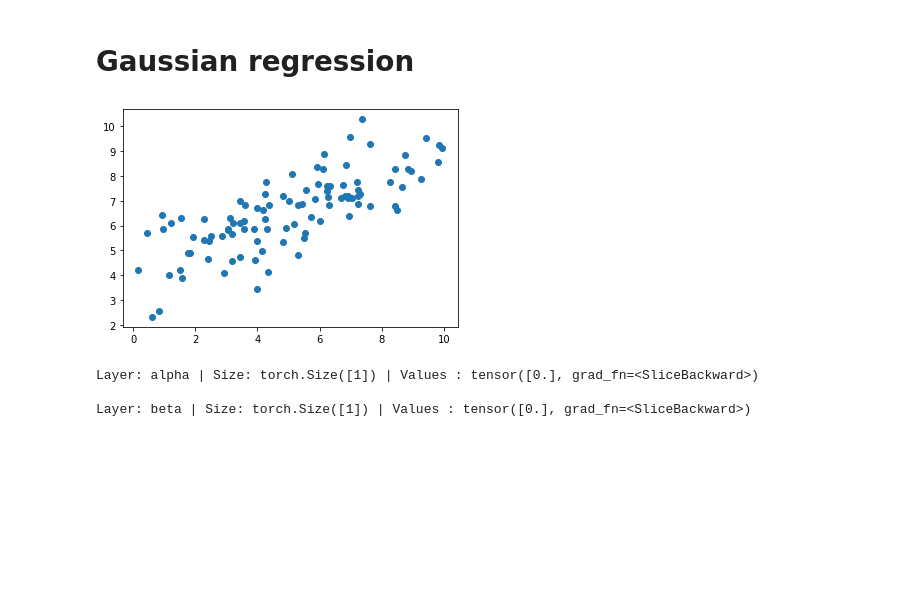
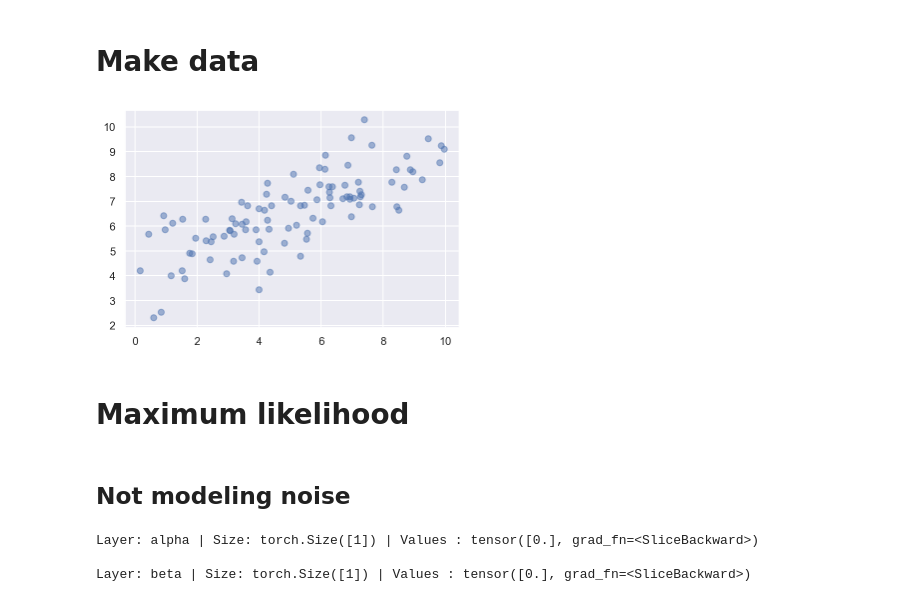
Before and after one commit to AurelienNioche/ActiveTeachingCollaborative, a Jupyter notebook: variatonal-inference.ipynb, the cells around one changed output. Drawn from its saved outputs; the diff is of its cells as text; code cells hidden in the pictures; blank space fills up the shorter version.

```diff
--- a/variatonal-inference.ipynb
+++ b/variatonal-inference.ipynb
@@ -8,5 +9,8 @@ import scipy
+# %%
+%config InlineBackend.figure_format = 'retina'
+sns.set()
 # %% [markdown]
-# Gaussian regression
+# Make data
 # %%
 np.random.seed(123)
 
@@ -20,15 +24,19 @@ x = 10 * np.random.rand(100)
 mu = alpha + beta * x
 y = np.random.normal(mu, scale=sigma)
 # %%
-plt.scatter(x, y);
+plt.scatter(x, y, alpha=0.5);
 # %% [output]
-[figure, old version]
+[figure, new version]
 # %%
 idx = np.argsort(x)
 x = x[idx]
 y = y[idx]
 X = torch.tensor(x[:, None], dtype=torch.float)
 Y = torch.tensor(y[:, None], dtype=torch.float)
+# %% [markdown]
+# Maximum likelihood
+# %% [markdown]
+## Not modeling noise
 # %%
 class LinearRegression(nn.Module):
     def __init__(self):
```
Also changed, not shown: parts of 43 cells of this notebook, 1 other file.
